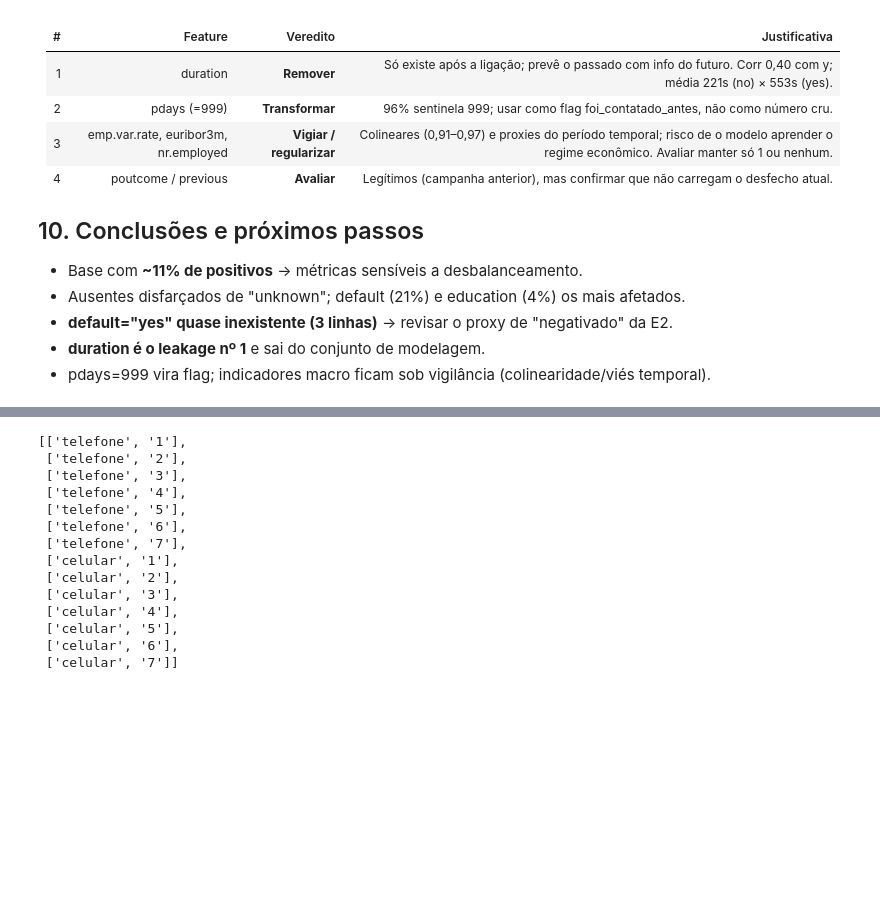
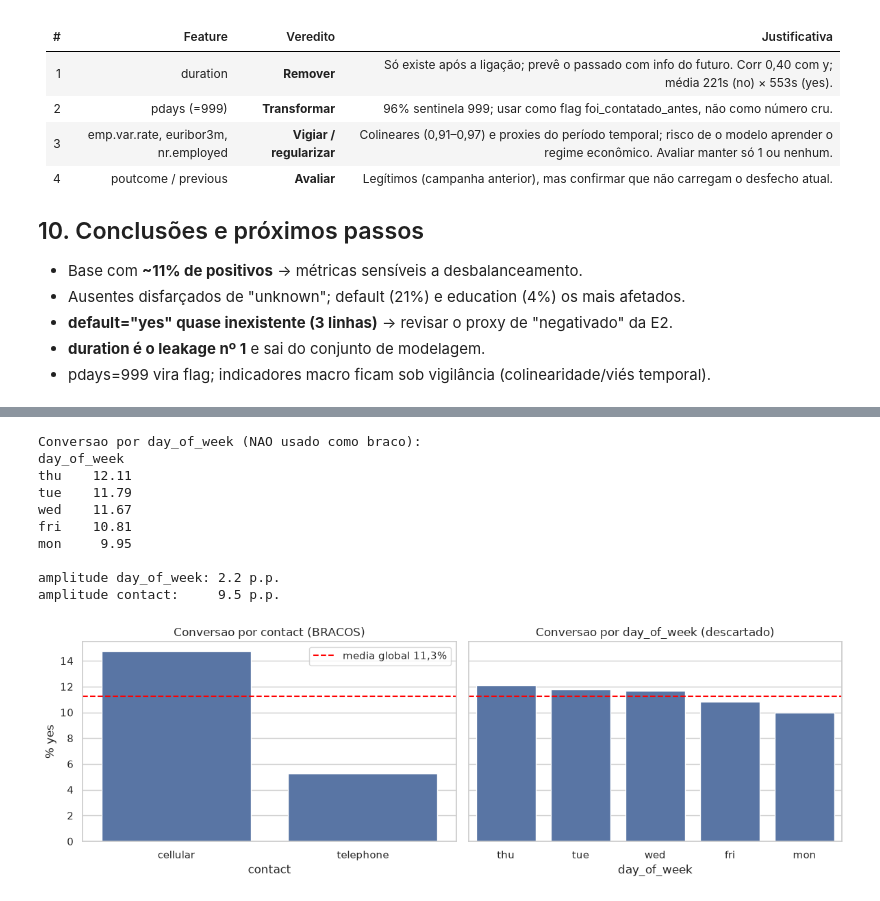
Before and after one commit to DatathonG61/BankMarketing7mlet, a Jupyter notebook: notebooks/01-eda.ipynb, the cells around one changed output, grey strips where cells are left out. Saved outputs shown, nothing was run; the diff lists cells and outputs as text; code cells hidden in the pictures; blank space fills up the shorter version.

```diff
--- a/notebooks/01-eda.ipynb
+++ b/notebooks/01-eda.ipynb
@@ -371,5 +405,13 @@ plt.show()
 # %%
-meio_contato = ["telefone", "celular"]
-dia_semana = ["1", "2", "3", "4", "5", "6", "7"]
+# Taxa de conversao por braco candidato: contact
+por_contact = (
+    df.groupby("contact")
+    .agg(n=("y_bin", "size"), conversao_pct=("y_bin", lambda s: s.mean() * 100))
+    .sort_values("conversao_pct", ascending=False)
+    .round(2)
+)
+print("Conversao por contact (BRACOS DO BANDIT):")
+print(por_contact.to_string())
 
-bracos = [[x, y] for x in meio_contato for y in dia_semana]
+lift = por_contact.conversao_pct.iloc[0] / por_contact.conversao_pct.iloc[-1]
+print(f"\nMelhor braco converte {lift:.1f}x mais que o pior.")
@@ -376,17 +426,42 @@ bracos = [[x, y] for x in meio_contato for y in dia_semana]
 # %%
-bracos
+# Por que day_of_week NAO vira braco: variacao pequena comparada a contact
+por_dia = (
+    df.groupby("day_of_week")
+    .y_bin.mean()
+    .mul(100)
+    .round(2)
+    .sort_values(ascending=False)
+)
+print("Conversao por day_of_week (NAO usado como braco):")
+print(por_dia.to_string())
+print(f"\namplitude day_of_week: {por_dia.max() - por_dia.min():.1f} p.p.")
+print(
+    f"amplitude contact:     "
+    f"{por_contact.conversao_pct.max() - por_contact.conversao_pct.min():.1f} p.p."
+)
+
+fig, axes = plt.subplots(1, 2, figsize=(12, 4), sharey=True)
+sns.barplot(
+    x=por_contact.index.astype(str), y=por_contact.conversao_pct.values, ax=axes[0]
+)
+axes[0].axhline(11.27, ls="--", color="red", label="media global 11,3%")
+axes[0].set(title="Conversao por contact (BRACOS)", ylabel="% yes", xlabel="contact")
+axes[0].legend()
+
+sns.barplot(x=por_dia.index.astype(str), y=por_dia.values, ax=axes[1])
+axes[1].axhline(11.27, ls="--", color="red")
+axes[1].set(title="Conversao por day_of_week (descartado)", xlabel="day_of_week")
+plt.tight_layout()
+plt.show()
 # %% [output]
-[['telefone', '1'],
- ['telefone', '2'],
- ['telefone', '3'],
- ['telefone', '4'],
- ['telefone', '5'],
- ['telefone', '6'],
- ['telefone', '7'],
- ['celular', '1'],
- ['celular', '2'],
- ['celular', '3'],
- ['celular', '4'],
- ['celular', '5'],
- ['celular', '6'],
- ['celular', '7']]
+Conversao por day_of_week (NAO usado como braco):
+day_of_week
+thu    12.11
+tue    11.79
+wed    11.67
+fri    10.81
+mon     9.95
+
+amplitude day_of_week: 2.2 p.p.
+amplitude contact:     9.5 p.p.
+[figure, added]
```
Also changed, not shown: parts of 21 cells of this notebook, 16 other files.
